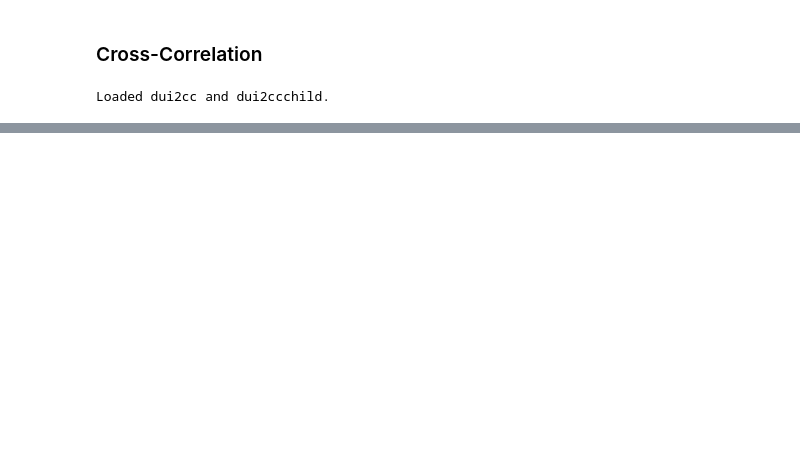
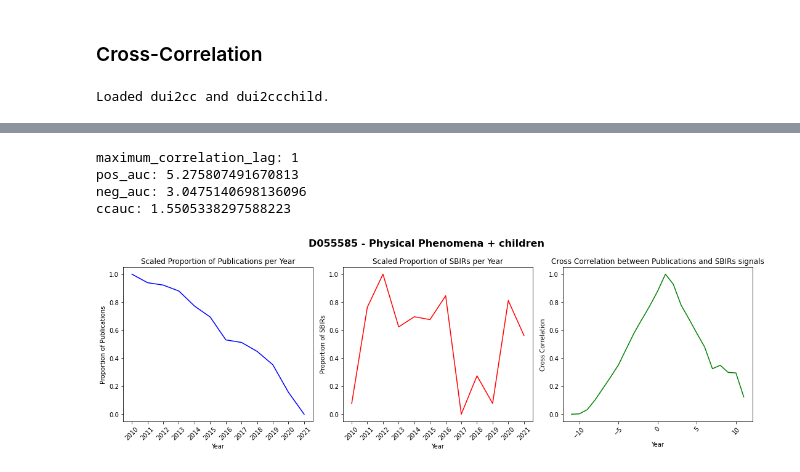
Before and after one commit to HAAIL/science-impacts-industry, a Jupyter notebook: Frequency Analysis.ipynb, the cells around one changed output, grey strips where cells are left out. Saved outputs shown, nothing was run; the diff lists cells and outputs as text; code cells hidden in the pictures; blank space fills up the shorter version.

```diff
--- a/Frequency Analysis.ipynb
+++ b/Frequency Analysis.ipynb
@@ -125,7 +125,7 @@ for dui in tqdm(dui2pubfreqchild):
         dui2sbFreqSigchild[dui] = []
         for year in years[START_YEAR_IDX:]:
             dui2pubFreqSigchild[dui].append(len(dui2pubfreqchild[dui][year]))
-            dui2sbFreqSigchild[dui].append(len(dui2pubfreqchild[dui][year]))
+            dui2sbFreqSigchild[dui].append(len(dui2sbfreqchild[dui][year]))
 # %%
 total_pubs_per_year = {}
 for year in years:
@@ -247,0 +288,5 @@ Loaded
+# %%
+#load dui2gc dictionary from pickle file
+with open(PICKLES_ADDRESS + 'dui2gcchild_freq.pickle', 'rb') as handle:
+    dui2gcChild = pickle.load(handle)
+print('loaded dui2gcChild')
@@ -322,3 +435,11 @@ with open(LAG_DATA_ADDRESS + SF_TAG + '/dui2aucratio.pickle', 'rb') as handle:
     dui2aucratio = pickle.load(handle)
 with open(LAG_DATA_ADDRESS + SF_TAG + '/dui2aucratiochild.pickle', 'rb') as handle:
     dui2aucratiochild = pickle.load(handle)
+# %%
+sample_dui = 'D055585'
+sample_name = dui2name[sample_dui]
+print(sample_dui, sample_name)
+print(dui2pubFreqSigPropScaled[sample_dui])
+print(dui2sbFreqSigPropScaled[sample_dui])
+print(dui2pubFreqSigPropScaledchild[sample_dui])
+print(dui2sbFreqSigPropScaledchild[sample_dui])
@@ -325,3 +452,45 @@ with open(LAG_DATA_ADDRESS + SF_TAG + '/dui2aucratiochild.pickle', 'rb') as hand
+# %%
+# plot three plots next to each other, one for dui2pubCitSigPropScaled, one for dui2sbCitSigPropScaled, and one for dui2cc
+fig, axs = plt.subplots(1, 3, figsize=(15, 5))
+fig.suptitle(str(sample_dui) + ' - ' + sample_name + ' + children', fontsize=16, fontweight='bold')
+axs[0].plot(years[START_YEAR_IDX:], dui2pubFreqSigPropScaledchild[sample_dui], color='blue')
+axs[0].set_xlabel('Year')
+axs[0].set_ylabel('Proportion of Publications')
+axs[0].set_title('Scaled Proportion of Publications per Year')
+axs[1].plot(years[START_YEAR_IDX:], dui2sbFreqSigPropScaledchild[sample_dui], color='red')
+axs[1].set_xlabel('Year')
+axs[1].set_ylabel('Proportion of SBIRs')
+axs[1].set_title('Scaled Proportion of SBIRs per Year')
+axs[2].plot(correlation_lags, dui2ccchild[sample_dui], color='green')
+axs[2].set_xlabel('Year')
+axs[2].set_ylabel('Cross Correlation')
+axs[2].set_title('Cross Correlation between Publications and SBIRs signals')
+
+# calculate the maximum correlation lag
+maximum_correlation_lag = correlation_lags[np.argmax(dui2ccchild[sample_dui])]
+print('maximum_correlation_lag:', maximum_correlation_lag)
+#calcualte the AUC of the cross-correlation signal
+zero_index = correlation_lags.index(0)
+pos_auc = np.trapz(dui2ccchild[sample_dui][zero_index + 1:], dx=1)
+neg_auc = np.trapz(dui2ccchild[sample_dui][:zero_index], dx=1)
+ccauc = (pos_auc + 1) / (neg_auc + 1)
+
+print('pos_auc:', pos_auc)
+print('neg_auc:', neg_auc)
+print('ccauc:', ccauc)
+
+for ax in axs.flat:
+    for tick in ax.get_xticklabels():
+        tick.set_rotation(45)
+
+plt.tight_layout()
+plt.show()
+# %% [output]
+maximum_correlation_lag: 1
+pos_auc: 5.275807491670813
+neg_auc: 3.0475140698136096
+ccauc: 1.5505338297588223
+[figure, added]
 # %%
 # iterate over max_depth and create a histogram of the maximum correlation lags of duis in dui_subset, then plot it
 max_depth = 13
```
Also changed, not shown: parts of 8 cells of this notebook.
